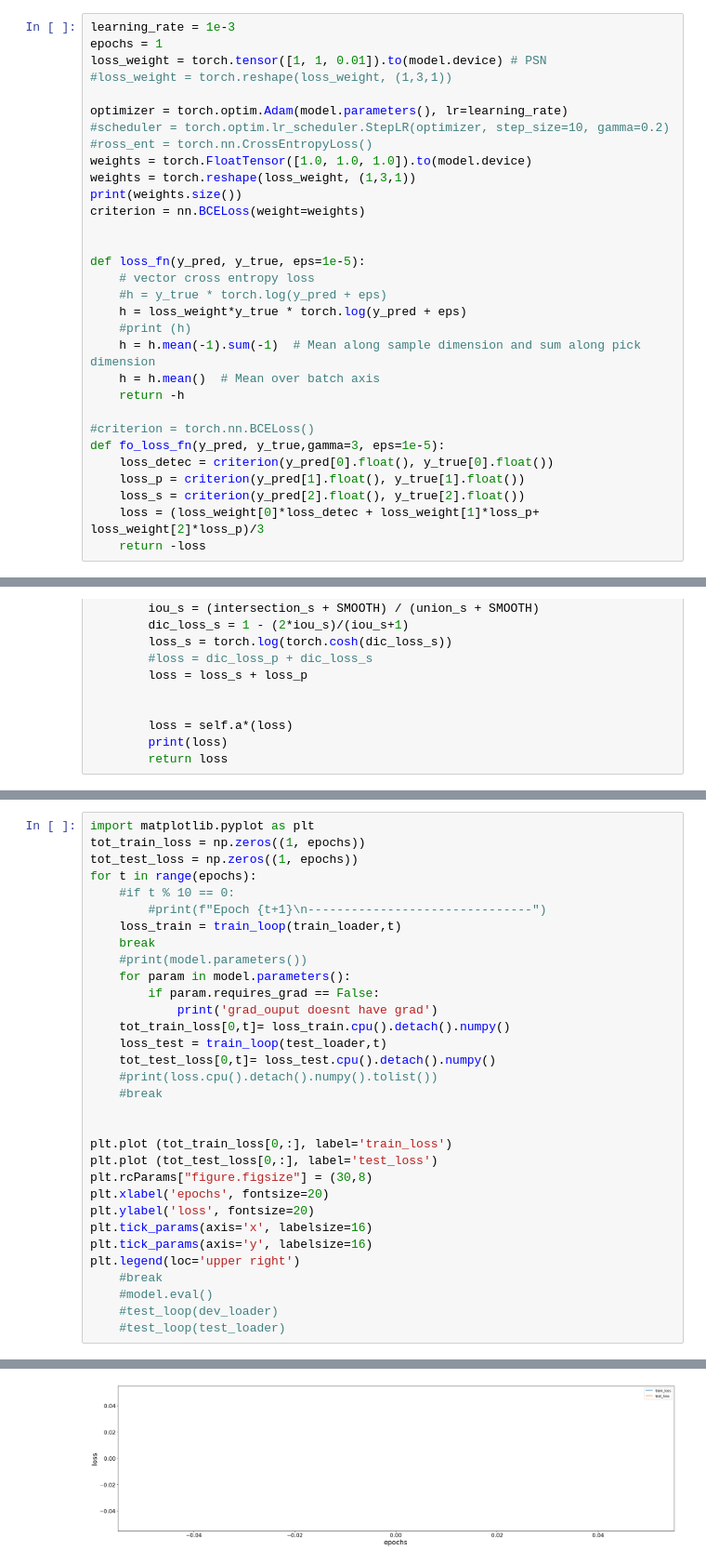
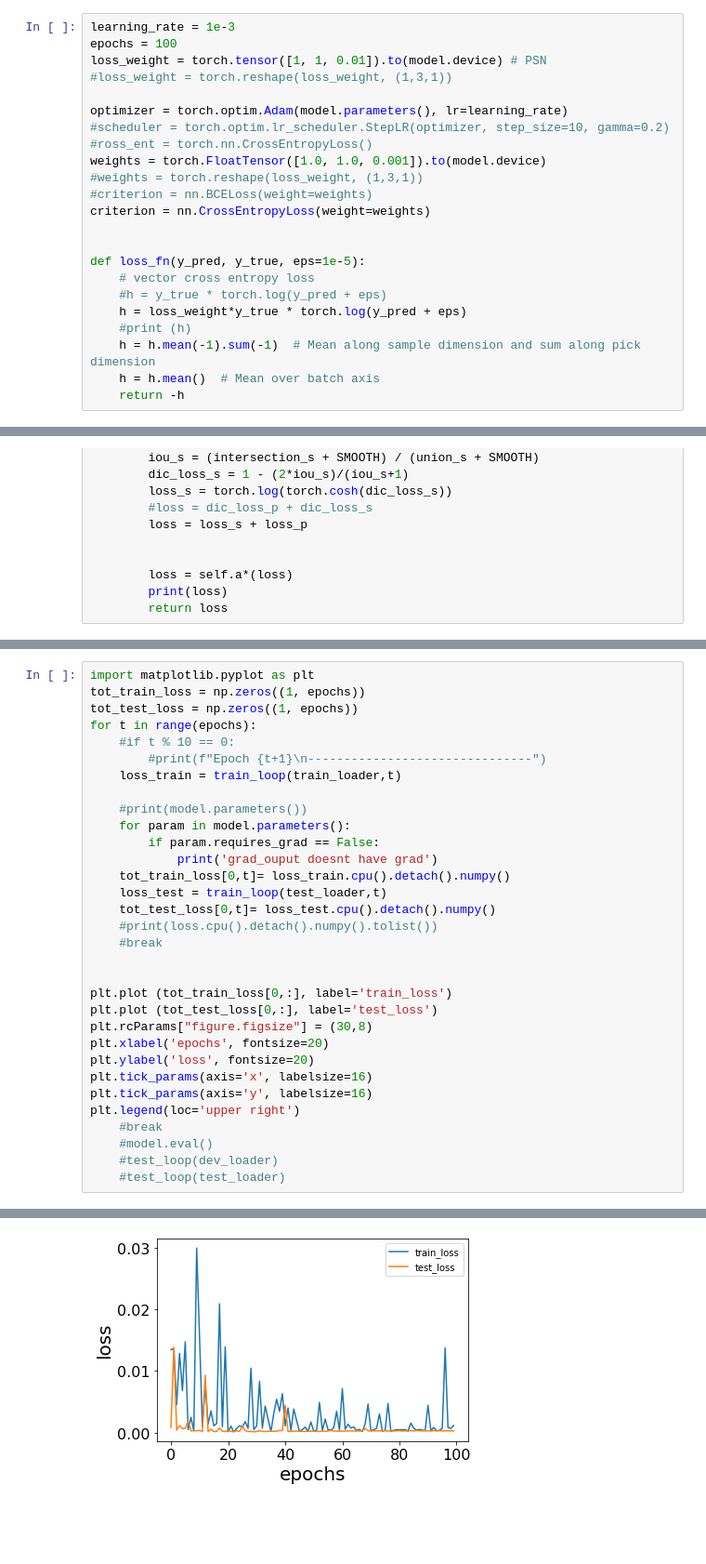
Before and after one commit to javak87/Transfer-Deep-Learning-chile-subduction-zone, a Jupyter notebook: transfer_learning/training_phasenet_iquique_sanity_check.ipynb, the cells around one changed output, grey strips where cells are left out. Shown at 93% size. Cells and saved outputs as stored; diff of their text form; blank space fills up the shorter version.

```diff
--- a/transfer_learning/training_phasenet_iquique_sanity_check.ipynb
+++ b/transfer_learning/training_phasenet_iquique_sanity_check.ipynb
@@ -123,17 +142,17 @@ train_loader
 <torch.utils.data.dataloader.DataLoader at 0x...>
 # %%
 learning_rate = 1e-3
-epochs = 1
+epochs = 100
 loss_weight = torch.tensor([1, 1, 0.01]).to(model.device) # PSN
 #loss_weight = torch.reshape(loss_weight, (1,3,1))
 
 optimizer = torch.optim.Adam(model.parameters(), lr=learning_rate)
 #scheduler = torch.optim.lr_scheduler.StepLR(optimizer, step_size=10, gamma=0.2)
 #ross_ent = torch.nn.CrossEntropyLoss()
-weights = torch.FloatTensor([1.0, 1.0, 1.0]).to(model.device)
-weights = torch.reshape(loss_weight, (1,3,1))
-print(weights.size())
-criterion = nn.BCELoss(weight=weights)
+weights = torch.FloatTensor([1.0, 1.0, 0.001]).to(model.device)
+#weights = torch.reshape(loss_weight, (1,3,1))
+#criterion = nn.BCELoss(weight=weights)
+criterion = nn.CrossEntropyLoss(weight=weights)
 
 
 def loss_fn(y_pred, y_true, eps=1e-5):
@@ -144,11 +163,3 @@ def loss_fn(y_pred, y_true, eps=1e-5):
     h = h.mean(-1).sum(-1)  # Mean along sample dimension and sum along pick dimension
     h = h.mean()  # Mean over batch axis
     return -h
-
-#criterion = torch.nn.BCELoss()
-def fo_loss_fn(y_pred, y_true,gamma=3, eps=1e-5):
-    loss_detec = criterion(y_pred[0].float(), y_true[0].float())
-    loss_p = criterion(y_pred[1].float(), y_true[1].float())
-    loss_s = criterion(y_pred[2].float(), y_true[2].float())
-    loss = (loss_weight[0]*loss_detec + loss_weight[1]*loss_p+ loss_weight[2]*loss_p)/3
-    return -loss
@@ -295,7 +299,7 @@ for t in range(epochs):
     #if t % 10 == 0:
         #print(f"Epoch {t+1}\n-------------------------------")
     loss_train = train_loop(train_loader,t)
-    break
+
     #print(model.parameters())
     for param in model.parameters():
         if param.requires_grad == False:
@@ -327 +328 @@ tensor(0.0103, device='cuda:0', grad_fn=<BinaryCrossEntropyBackward0>)
-[figure, old version]
+[figure, new version]
```
Also changed, not shown: parts of 11 cells of this notebook, 8 other files.
